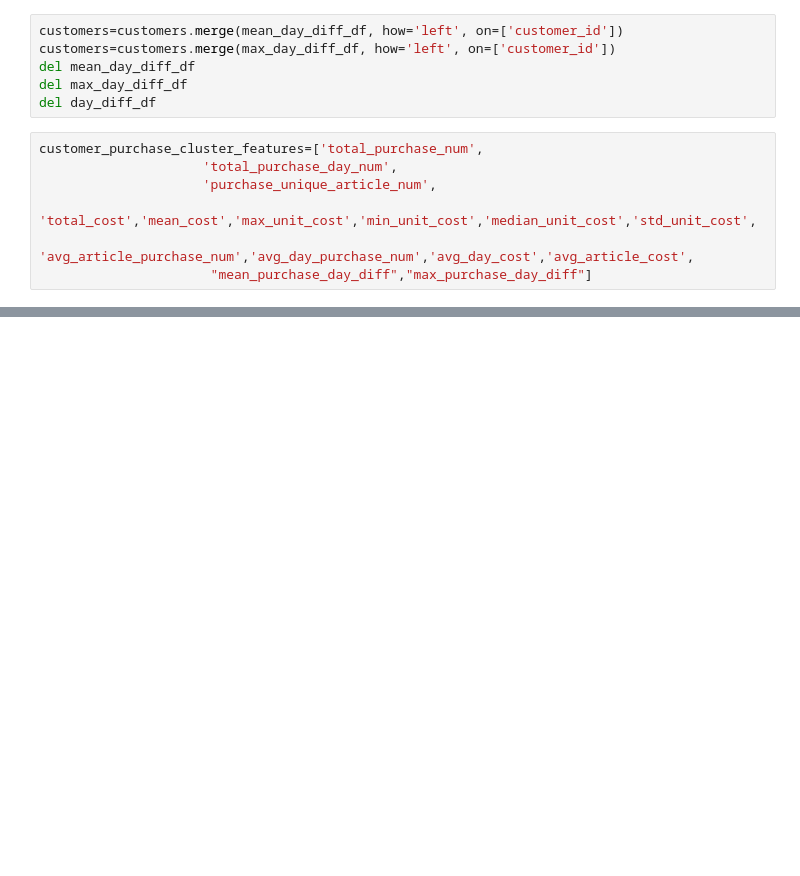
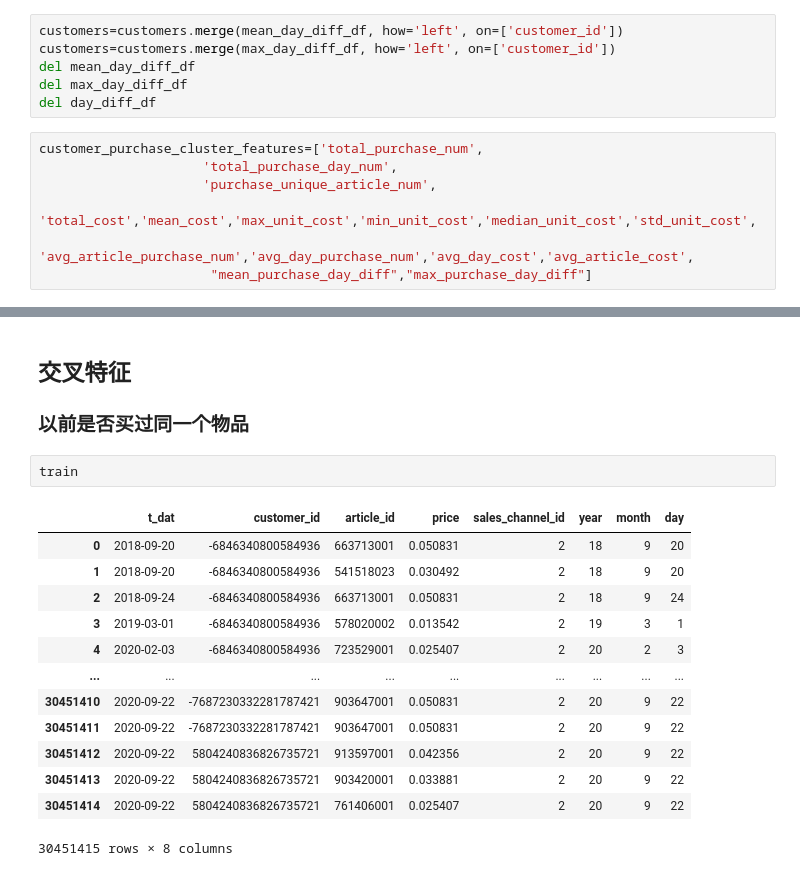
Before and after one commit to wudi-alex/hm, a Jupyter notebook: hm.ipynb, the cells around one changed output, grey strips where cells are left out. Cells and saved outputs as stored; diff of their text form; blank space fills up the shorter version.

```diff
--- a/hm.ipynb
+++ b/hm.ipynb
@@ -161,0 +274,19 @@ train_1
+# %% [markdown]
+## 交叉特征
+### 以前是否买过同一个物品
+# %%
+train
+# %% [output]
+|  | t_dat | customer_id | article_id | price | sales_channel_id | year | month | day |
+| 0 | 2018-09-20 | -6846340800584936 | 663713001 | 0.050831 | 2 | 18 | 9 | 20 |
+| 1 | 2018-09-20 | -6846340800584936 | 541518023 | 0.030492 | 2 | 18 | 9 | 20 |
+| 2 | 2018-09-24 | -6846340800584936 | 663713001 | 0.050831 | 2 | 18 | 9 | 24 |
+| 3 | 2019-03-01 | -6846340800584936 | 578020002 | 0.013542 | 2 | 19 | 3 | 1 |
+| 4 | 2020-02-03 | -6846340800584936 | 723529001 | 0.025407 | 2 | 20 | 2 | 3 |
+| ... | ... | ... | ... | ... | ... | ... | ... | ... |
+| 30451410 | 2020-09-22 | -7687230332281787421 | 903647001 | 0.050831 | 2 | 20 | 9 | 22 |
+| 30451411 | 2020-09-22 | -7687230332281787421 | 903647001 | 0.050831 | 2 | 20 | 9 | 22 |
+| 30451412 | 2020-09-22 | 5804240836826735721 | 913597001 | 0.042356 | 2 | 20 | 9 | 22 |
+| 30451413 | 2020-09-22 | 5804240836826735721 | 903420001 | 0.033881 | 2 | 20 | 9 | 22 |
+| 30451414 | 2020-09-22 | 5804240836826735721 | 761406001 | 0.025407 | 2 | 20 | 9 | 22 |
+30451415 rows × 8 columns
```
Also changed, not shown: parts of 8 cells of this notebook.
